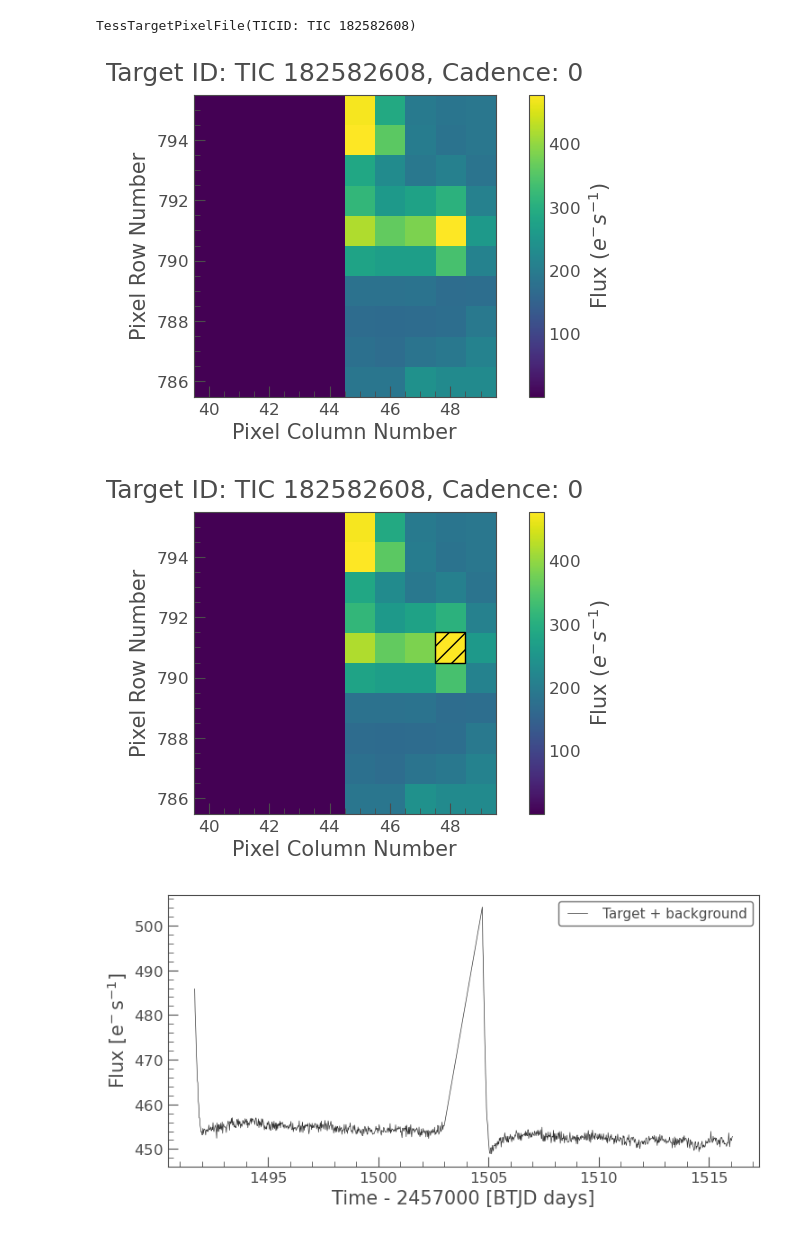
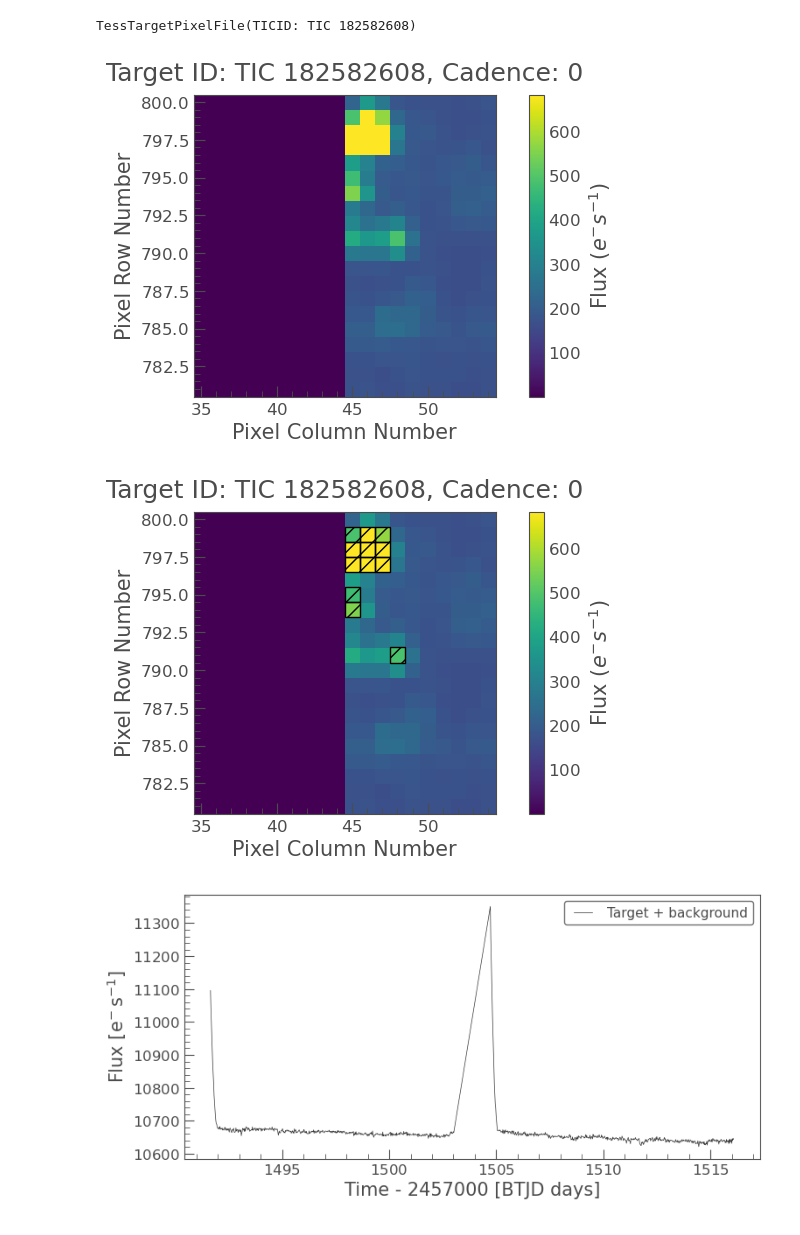
Before and after one commit to ASainio/ASASSN-21qj, a Jupyter notebook: TESS_sector_7.ipynb, the cells around one changed output. Cells and saved outputs as stored; diff of their text form; code cells hidden in the pictures.

```diff
--- a/TESS_sector_7.ipynb
+++ b/TESS_sector_7.ipynb
@@ -20,24 +20,24 @@ SearchResult containing 4 data products.
 | 3 | TESS Sector 35 | 2021 | TESScut | 475 | TIC 182582608 | 0.0 |
 # %%
 search_result_s7 = lk.search_tesscut('TIC 182582608', sector=7)
-cut_s7 = search_result_s7.download(cutout_size=10)
+cut_s7 = search_result_s7.download(cutout_size=20)
 print(cut_s7)
 # %% [output]
 TessTargetPixelFile(TICID: TIC 182582608)
 # %%
 cut_s7.plot();
 # %% [output]
-[figure, old version]
+[figure, new version]
 # %%
-s7_target_mask = cut_s7.create_threshold_mask(threshold=4, reference_pixel='center')
+s7_target_mask = cut_s7.create_threshold_mask(threshold=4, reference_pixel=None)
 s7_n_target_pixels = s7_target_mask.sum()
 s7_n_target_pixels
 cut_s7.plot(aperture_mask=s7_target_mask, mask_color='k');
 # %% [output]
-[figure, old version]
+[figure, new version]
 # %%
 s7_target_lc = cut_s7.to_lightcurve(aperture_mask=s7_target_mask)
 s7_target_lc.plot(label='Target + background');
 # %% [output]
-[figure, old version]
+[figure, new version]
 # %%
```
Also changed, not shown: parts of 5 cells of this notebook, 3 other files.
